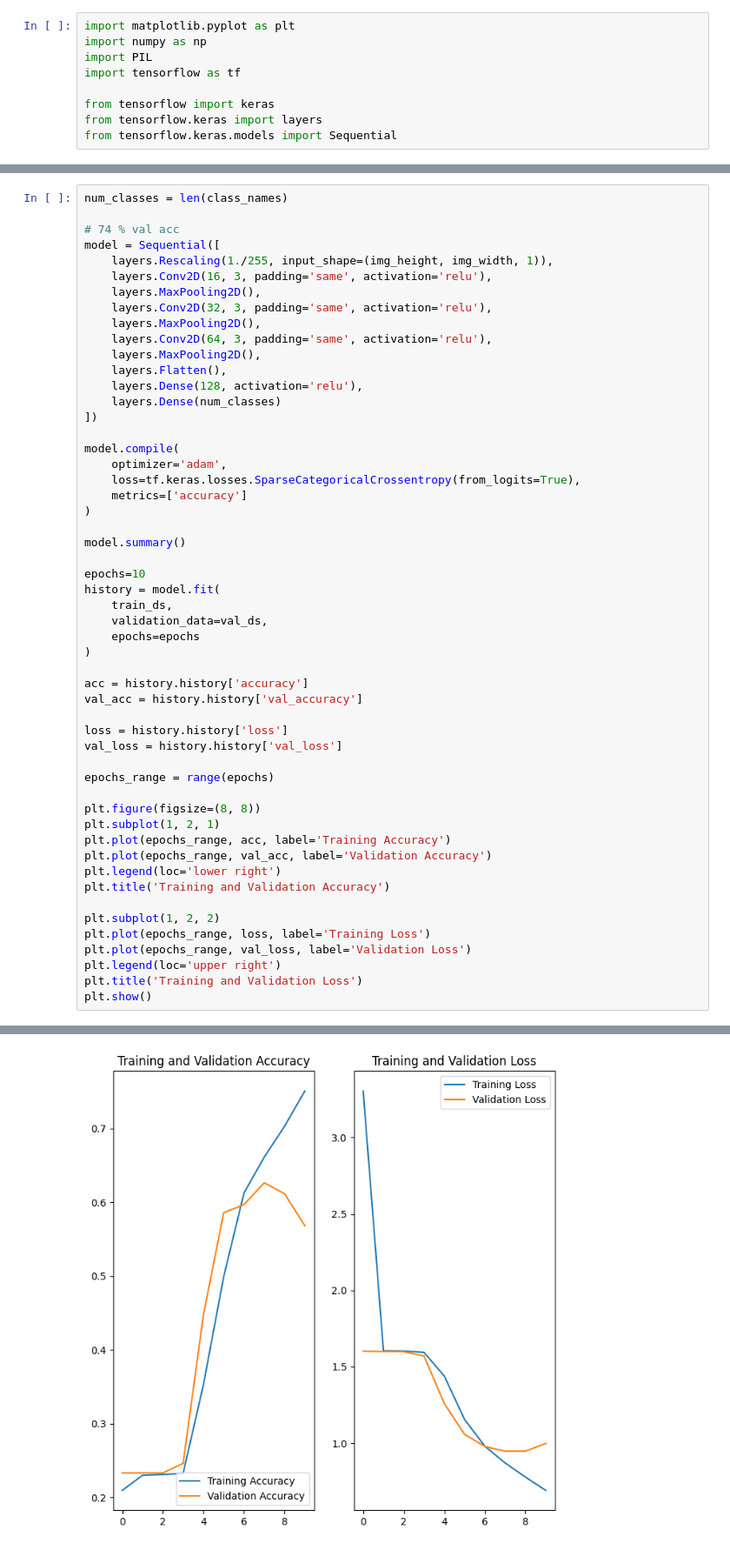
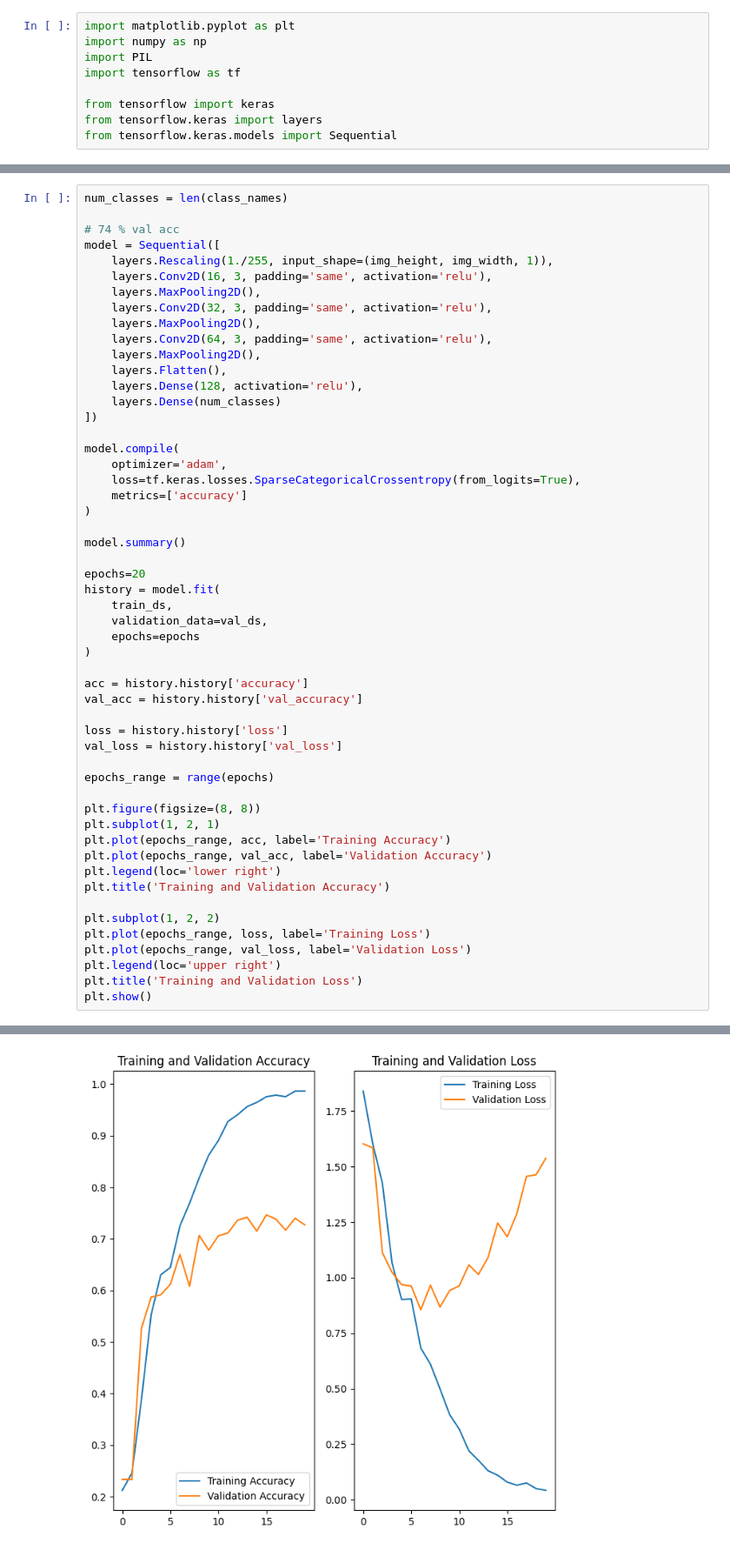
Before and after one commit to Eleczoo/cnn_birds, a Jupyter notebook: v2.ipynb, the cells around one changed output, grey strips where cells are left out. Shown at 87% size. Saved outputs shown, nothing was run; the diff lists cells and outputs as text.

```diff
--- a/v2.ipynb
+++ b/v2.ipynb
@@ -68,7 +76,7 @@ model.compile(
 
 model.summary()
 
-epochs=10
+epochs=20
 history = model.fit(
 	train_ds,
 	validation_data=val_ds,
@@ -143,2 +125,2 @@ Epoch 10/10
-[figure, old version]
+[figure, new version]
 # %%
```
Also changed, not shown: parts of 7 cells of this notebook, 8 other files.
